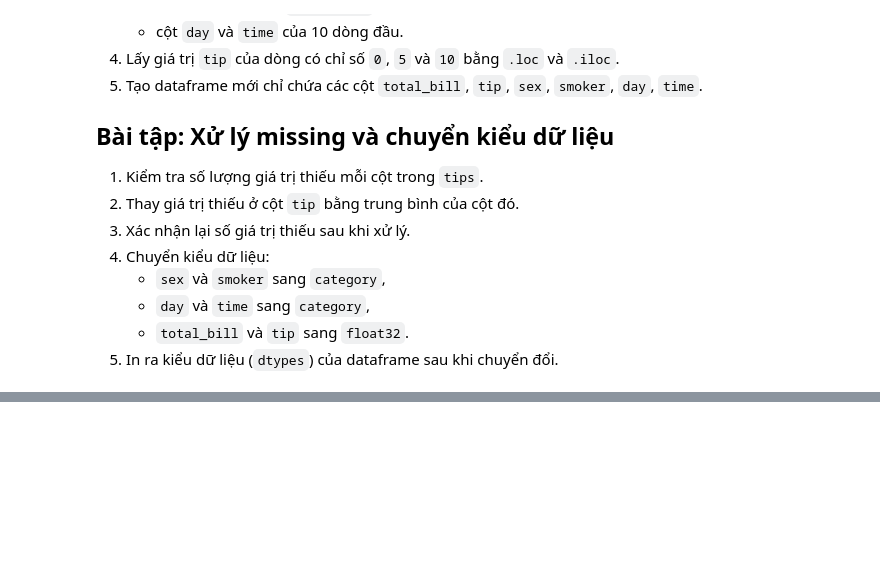
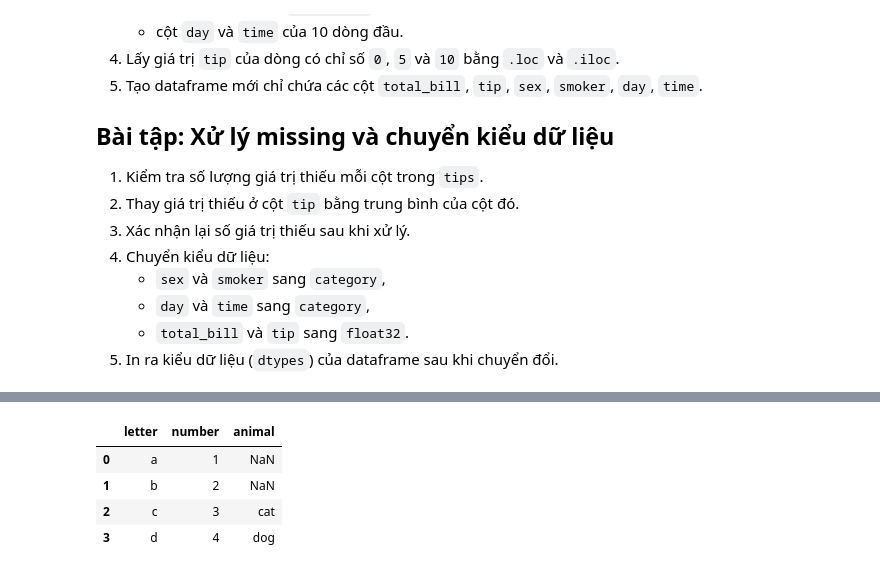
Before and after one commit to ntlong-NEU/Python4B, a Jupyter notebook: lect_07_Pandas.ipynb, the cells around one changed output, grey strips where cells are left out. Cells and saved outputs as stored; diff of their text form; code cells hidden in the pictures; blank space fills up the shorter version.

```diff
--- a/lect_07_Pandas.ipynb
+++ b/lect_07_Pandas.ipynb
@@ -539,0 +583,8 @@ stock_data.tail()
+# %%
+pd.concat([df1,df2], axis = 0, join='outer',ignore_index=True)
+# %% [output]
+|  | letter | number | animal |
+| 0 | a | 1 | NaN |
+| 1 | b | 2 | NaN |
+| 2 | c | 3 | cat |
+| 3 | d | 4 | dog |
```
Also changed, not shown: parts of 9 cells of this notebook.
